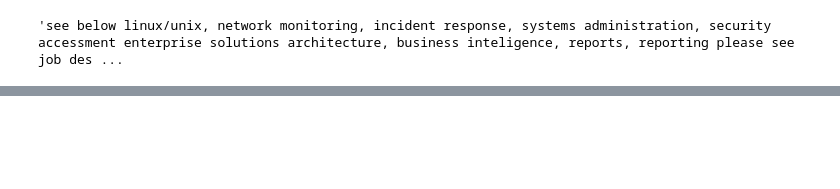
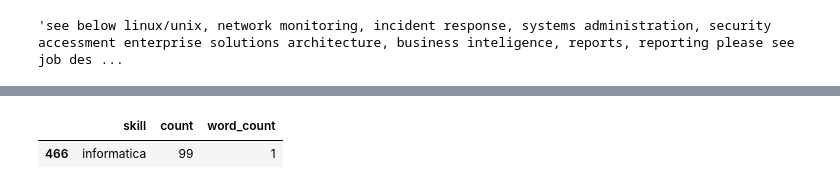
Before and after one commit to impawan/ResumeParser, a Jupyter notebook: Skill extraction using NLP.ipynb, the cells around one changed output, grey strips where cells are left out. Saved outputs shown, nothing was run; the diff lists cells and outputs as text; code cells hidden in the pictures; blank space fills up the shorter version.

```diff
--- a/Skill extraction using NLP.ipynb
+++ b/Skill extraction using NLP.ipynb
@@ -149,6 +171,11 @@ def count_words(text):
     return len(skill_desc_words)
 # %%
 cnt['word_count'] = cnt.skill.apply(count_words)
+# %%
+cnt[cnt['skill'] =='informatica']
+# %% [output]
+|  | skill | count | word_count |
+| 466 | informatica | 99 | 1 |
 # %%
 #remove the uneccesassry list
 noskill = ['development','project','management']
```
Also changed, not shown: parts of 15 cells of this notebook, 1 other file.
